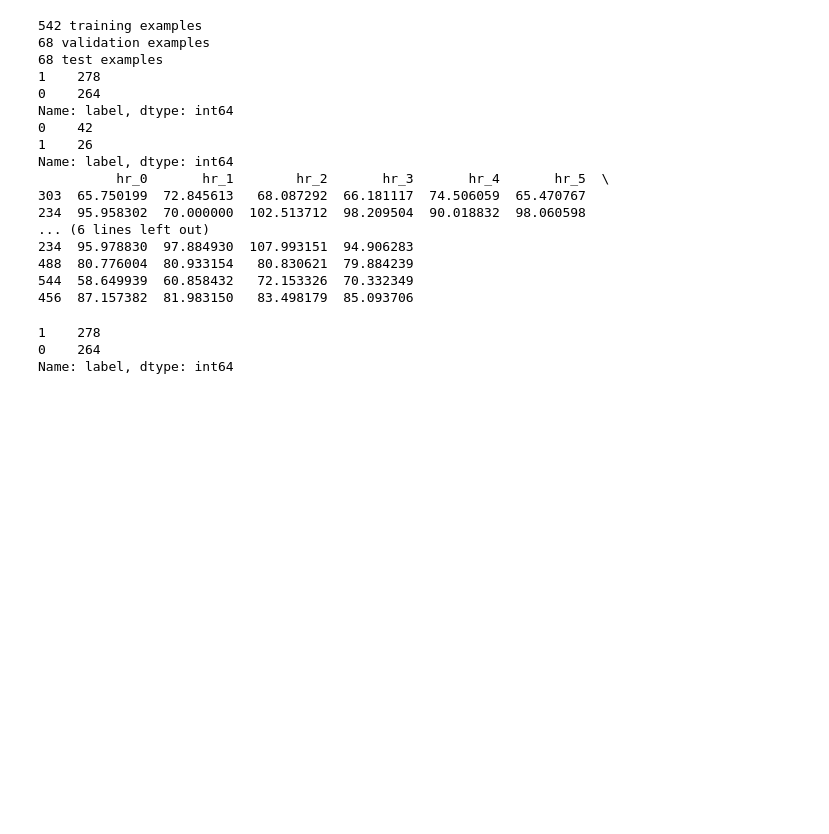
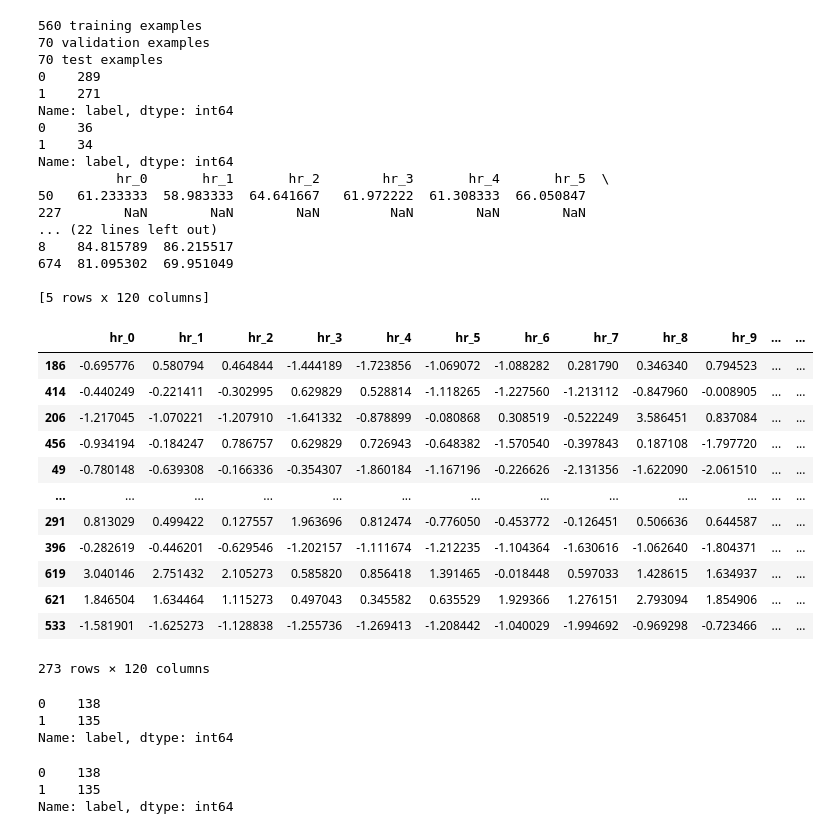
Before and after one commit to Heatdh/IterAsianAI, a Jupyter notebook: basic_model.ipynb, the cells around one changed output. Drawn from its saved outputs; the diff is of its cells as text; code cells hidden in the pictures; blank space fills up the shorter version.

```diff
--- a/basic_model.ipynb
+++ b/basic_model.ipynb
@@ -3,42 +3,61 @@ import pandas as pd
 import numpy as np
 # %%
 dataframe = pd.read_csv("/home/anwer/Desktop/Keras_tuner_hyperparameter_optimization/dataset/dataset_1_balanced.csv")
-col_name_drop = [f"steps_{i}" for i in range(10)]
+col_name_drop = [f"steps_{i}" for i in range(120)]
 dataframe = dataframe.drop(columns = col_name_drop)
 dataframe.pop("Unnamed: 0")
+dataframe = dataframe[0:700]
 train, val, test = np.split(dataframe.sample(frac=1), [int(0.8*len(dataframe)), int(0.9*len(dataframe))])
 print(len(train), 'training examples')
 print(len(val), 'validation examples')
 print(len(test), 'test examples')
 print(train.label.value_counts())
 print(val.label.value_counts())
+train = train.dropna()
 y_val= val.pop('label')
 y_train = train.pop('label')
 y_test = test.pop('label')
+train=(train-train.mean())/train.std()
 print(val.head())
 # %% [output]
-542 training examples
-68 validation examples
-68 test examples
-1    278
-0    264
+560 training examples
+70 validation examples
+70 test examples
+0    289
+1    271
 Name: label, dtype: int64
-0    42
-1    26
+0    36
+1    34
 Name: label, dtype: int64
-          hr_0       hr_1        hr_2       hr_3       hr_4       hr_5  \
-303  65.750199  72.845613   68.087292  66.181117  74.506059  65.470767
-234  95.958302  70.000000  102.513712  98.209504  90.018832  98.060598
-... (6 lines left out)
-234  95.978830  97.884930  107.993151  94.906283
-488  80.776004  80.933154   80.830621  79.884239
-544  58.649939  60.858432   72.153326  70.332349
-456  87.157382  81.983150   83.498179  85.093706
+          hr_0       hr_1       hr_2        hr_3       hr_4       hr_5  \
+50   61.233333  58.983333  64.641667   61.972222  61.308333  66.050847
+227        NaN        NaN        NaN         NaN        NaN        NaN
+... (22 lines left out)
+8    84.815789  86.215517
+674  81.095302  69.951049
+
+[5 rows x 120 columns]
+# %%
+train
+# %% [output]
+|  | hr_0 | hr_1 | hr_2 | hr_3 | hr_4 | hr_5 | hr_6 | hr_7 | hr_8 | hr_9 | ... | ... |
+| 186 | -0.695776 | 0.580794 | 0.464844 | -1.444189 | -1.723856 | -1.069072 | -1.088282 | 0.281790 | 0.346340 | 0.794523 | ... | ... |
+| 414 | -0.440249 | -0.221411 | -0.302995 | 0.629829 | 0.528814 | -1.118265 | -1.227560 | -1.213112 | -0.847960 | -0.008905 | ... | ... |
+| 206 | -1.217045 | -1.070221 | -1.207910 | -1.641332 | -0.878899 | -0.080868 | 0.308519 | -0.522249 | 3.586451 | 0.837084 | ... | ... |
+| 456 | -0.934194 | -0.184247 | 0.786757 | 0.629829 | 0.726943 | -0.648382 | -1.570540 | -0.397843 | 0.187108 | -1.797720 | ... | ... |
+| 49 | -0.780148 | -0.639308 | -0.166336 | -0.354307 | -1.860184 | -1.167196 | -0.226626 | -2.131356 | -1.622090 | -2.061510 | ... | ... |
+| ... | ... | ... | ... | ... | ... | ... | ... | ... | ... | ... | ... | ... |
+| 291 | 0.813029 | 0.499422 | 0.127557 | 1.963696 | 0.812474 | -0.776050 | -0.453772 | -0.126451 | 0.506636 | 0.644587 | ... | ... |
+| 396 | -0.282619 | -0.446201 | -0.629546 | -1.202157 | -1.111674 | -1.212235 | -1.104364 | -1.630616 | -1.062640 | -1.804371 | ... | ... |
+| 619 | 3.040146 | 2.751432 | 2.105273 | 0.585820 | 0.856418 | 1.391465 | -0.018448 | 0.597033 | 1.428615 | 1.634937 | ... | ... |
+| 621 | 1.846504 | 1.634464 | 1.115273 | 0.497043 | 0.345582 | 0.635529 | 1.929366 | 1.276151 | 2.793094 | 1.854906 | ... | ... |
+| 533 | -1.581901 | -1.625273 | -1.128838 | -1.255736 | -1.269413 | -1.208442 | -1.040029 | -1.994692 | -0.969298 | -0.723466 | ... | ... |
+273 rows × 120 columns
 # %%
 y_train.value_counts()
 # %% [output]
-1    278
-0    264
+0    138
+1    135
 Name: label, dtype: int64
 # %%
 from keras import Sequential
@@ -53,4 +75,9 @@ classifier.add(Dense(4, activation='relu', kernel_initializer='random_normal'))
 classifier.add(Dense(1, activation='sigmoid', kernel_initializer='random_normal'))
 # %%
 classifier.compile(optimizer ='adam',loss='binary_crossentropy', metrics =['accuracy'])
+print(y_train.value_counts())
+# %% [output]
+0    138
+1    135
+Name: label, dtype: int64
 # %%
```
Also changed, not shown: parts of 8 cells of this notebook.
